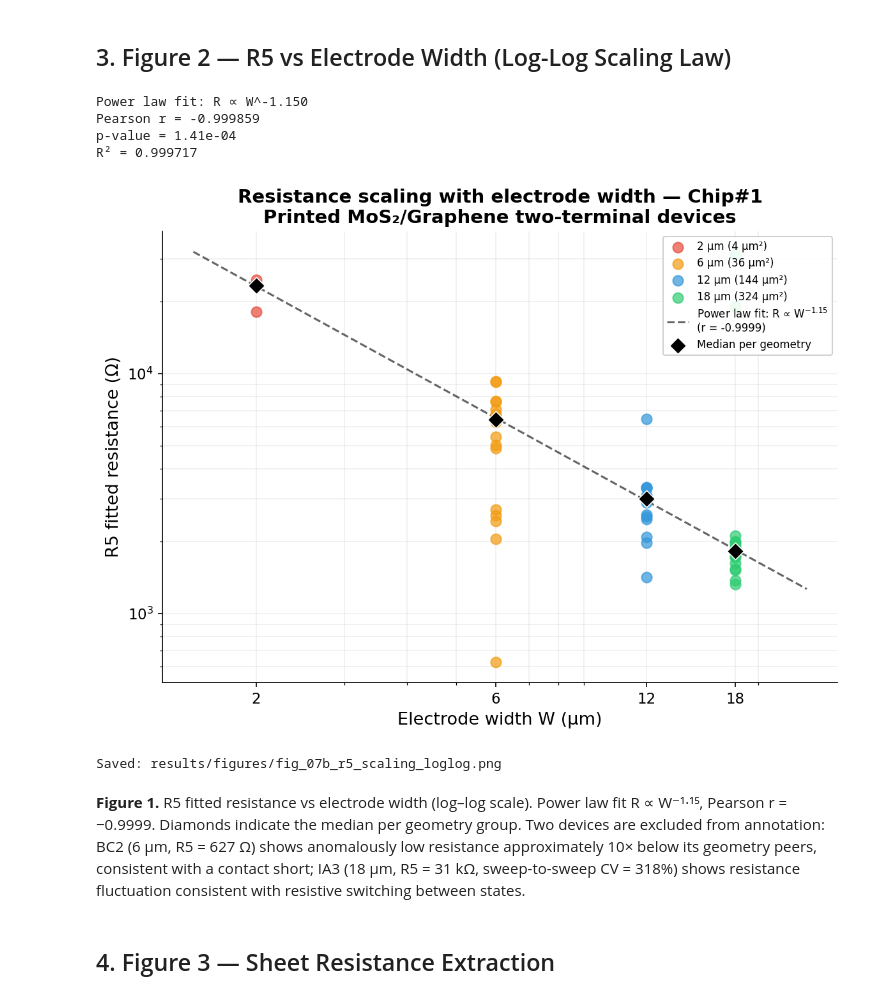
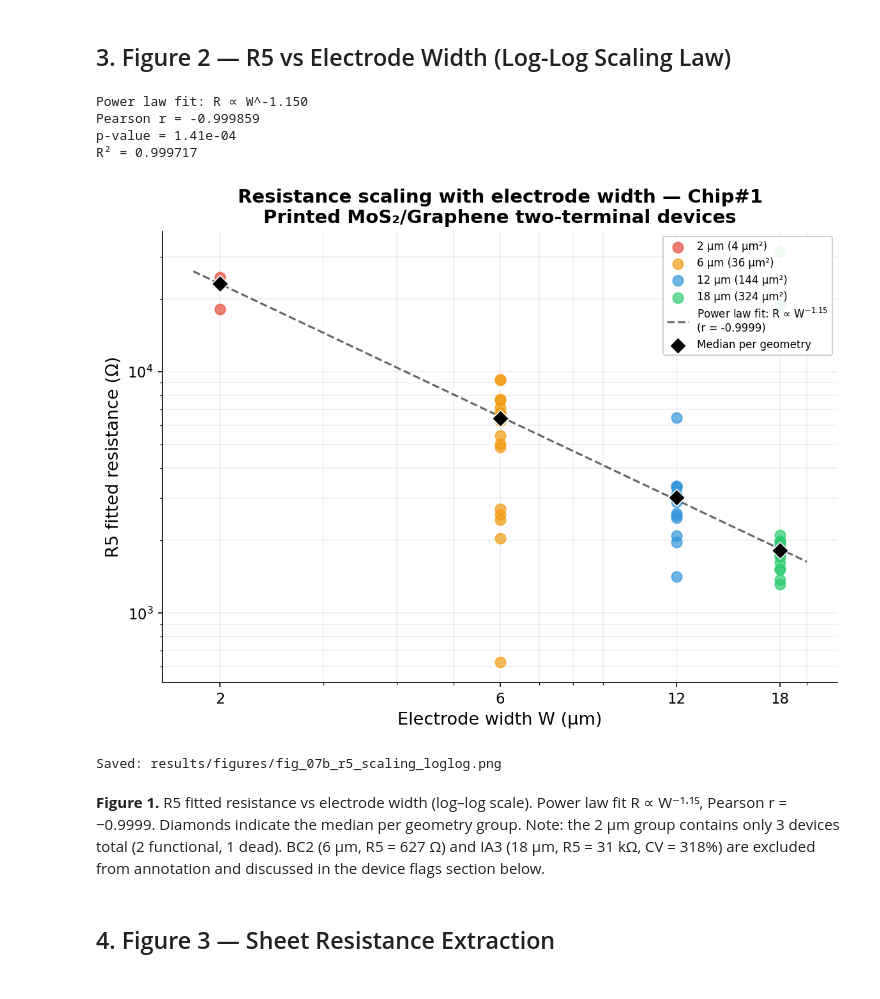
Before and after one commit to wjlee619/mos2-memristor-ml, a Jupyter notebook: notebooks/07_chip1_resistance_scaling.ipynb, the cells around one changed output. Saved outputs shown, nothing was run; the diff lists cells and outputs as text; code cells hidden in the pictures.

```diff
--- a/notebooks/07_chip1_resistance_scaling.ipynb
+++ b/notebooks/07_chip1_resistance_scaling.ipynb
@@ -171,38 +171,38 @@ for w in widths:
                label=geo_labels[w])
 
 # Power law fit line
-w_fit = np.logspace(np.log10(1.5), np.log10(25), 100)
+w_fit = np.logspace(np.log10(1.8), np.log10(20), 100)
 r_fit = 10**intercept * w_fit**slope
 ax.plot(w_fit, r_fit, 'k--', lw=1.5, alpha=0.6,
         label=f'Power law fit: R ∝ W$^{{{slope:.2f}}}$\n(r = {r_value:.4f})')
 
 # Medians
 ax.scatter(medians.index, medians.values, marker='D', s=80, color='black',
            zorder=5, label='Median per geometry', edgecolors='white', linewidths=0.8)
 
 ax.set_xscale('log')
 ax.set_yscale('log')
 ax.set_xlabel('Electrode width W (µm)')
 ax.set_ylabel('R5 fitted resistance (Ω)')
 ax.set_title('Resistance scaling with electrode width — Chip#1\nPrinted MoS₂/Graphene two-terminal devices')
 ax.legend(loc='upper right', fontsize=8, framealpha=0.9)
 ax.set_xticks([2, 6, 12, 18])
 ax.get_xaxis().set_major_formatter(ticker.ScalarFormatter())
 ax.grid(True, which='both', alpha=0.2)
 
 plt.tight_layout()
 plt.savefig('../results/figures/fig_07b_r5_scaling_loglog.png', dpi=150, bbox_inches='tight')
 plt.show()
 print('Saved: results/figures/fig_07b_r5_scaling_loglog.png')
 # %% [output]
 Power law fit: R ∝ W^-1.150
 Pearson r = -0.999859
 p-value = 1.41e-04
 R² = 0.999717
-[figure, old version]
+[figure, new version]
 Saved: results/figures/fig_07b_r5_scaling_loglog.png
 # %% [markdown]
-**Figure 1.** R5 fitted resistance vs electrode width (log–log scale). Power law fit R ∝ W⁻¹·¹⁵, Pearson r = −0.9999. Diamonds indicate the median per geometry group. Two devices are excluded from annotation: BC2 (6 µm, R5 = 627 Ω) shows anomalously low resistance approximately 10× below its geometry peers, consistent with a contact short; IA3 (18 µm, R5 = 31 kΩ, sweep-to-sweep CV = 318%) shows resistance fluctuation consistent with resistive switching between states.
+**Figure 1.** R5 fitted resistance vs electrode width (log–log scale). Power law fit R ∝ W⁻¹·¹⁵, Pearson r = −0.9999. Diamonds indicate the median per geometry group. Note: the 2 µm group contains only 3 devices total (2 functional, 1 dead). BC2 (6 µm, R5 = 627 Ω) and IA3 (18 µm, R5 = 31 kΩ, CV = 318%) are excluded from annotation and discussed in the device flags section below.
 # %% [markdown]
 ## 4. Figure 3 — Sheet Resistance Extraction
 # %%
```
Also changed, not shown: 2 other files.
